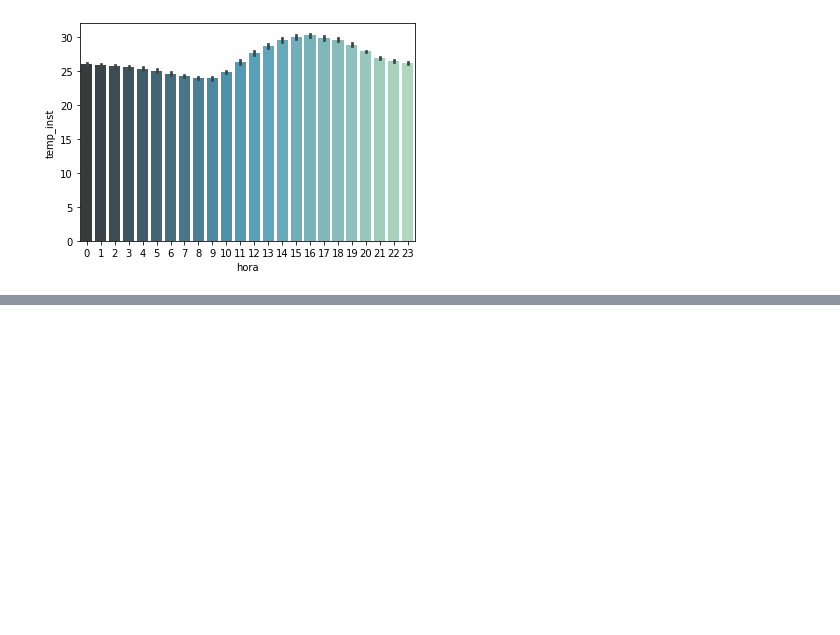
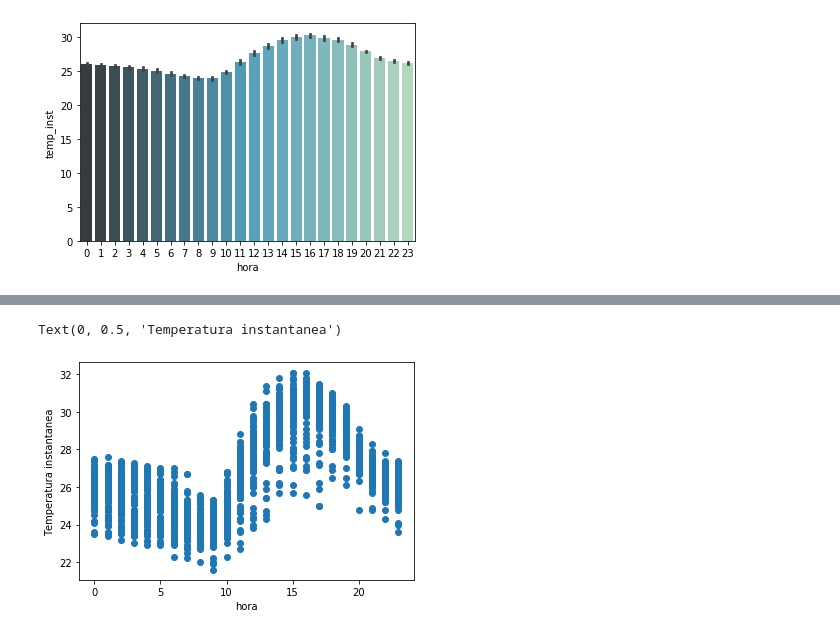
Before and after one commit to SamuelHericles/climate_data, a Jupyter notebook: Study_climate.ipynb, the cells around one changed output, grey strips where cells are left out. Saved outputs shown, nothing was run; the diff lists cells and outputs as text; code cells hidden in the pictures; blank space fills up the shorter version.

```diff
--- a/Study_climate.ipynb
+++ b/Study_climate.ipynb
@@ -76,0 +152,7 @@ sns.barplot(x='hora',y='temp_inst',data=data_temp_inst,palette = "GnBu_d")
+# %%
+plt.scatter(x='hora',y='temp_inst',data=data_temp_inst)
+plt.xlabel('hora')
+plt.ylabel('Temperatura instantanea')
+# %% [output]
+Text(0, 0.5, 'Temperatura instantanea')
+[figure, added]
```
Also changed, not shown: parts of 35 cells of this notebook.
